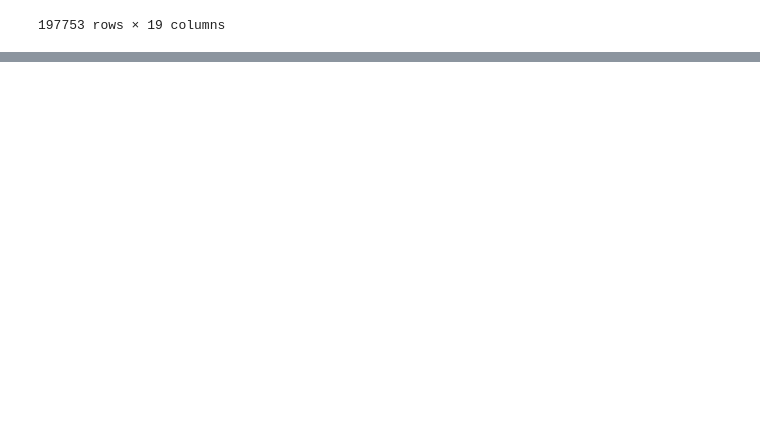
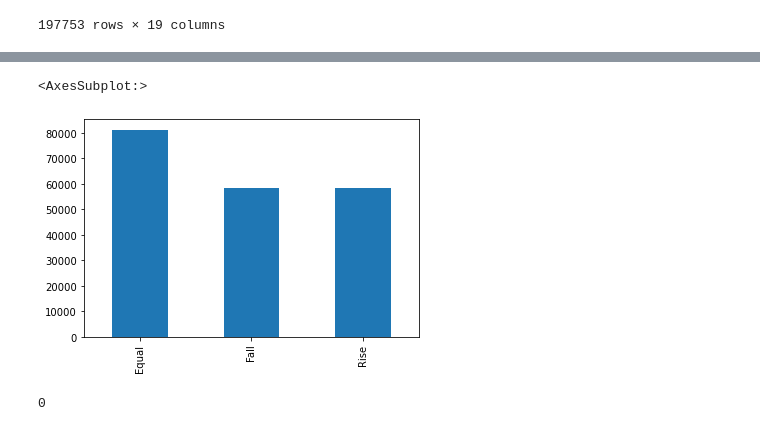
Before and after one commit to LiuuuXinyu/Bitcoin_tweets, a Jupyter notebook: test.ipynb, the cells around one changed output, grey strips where cells are left out. Drawn from its saved outputs; the diff is of its cells as text; code cells hidden in the pictures; blank space fills up the shorter version.

```diff
--- a/test.ipynb
+++ b/test.ipynb
@@ -307,0 +463,18 @@ X_train_processed.head()
+# %%
+X_train = pd.read_csv("./data/X_train.csv",index_col=[0])
+    #X_submission = pd.read_csv("./data/X_test.csv")
+    #print(X_submission.shape[0])
+
+
+
+
+
+
+X_train['RiseFall'].value_counts().sort_index().plot(kind='bar')
+# %% [output]
+<AxesSubplot:>
+[figure, added]
+# %%
+X_train_processed.isin([np.nan,np.inf,-np.inf]).any(1).sum()
+# %% [output]
+0
```
Also changed, not shown: parts of 3 cells of this notebook, 3 other files.
